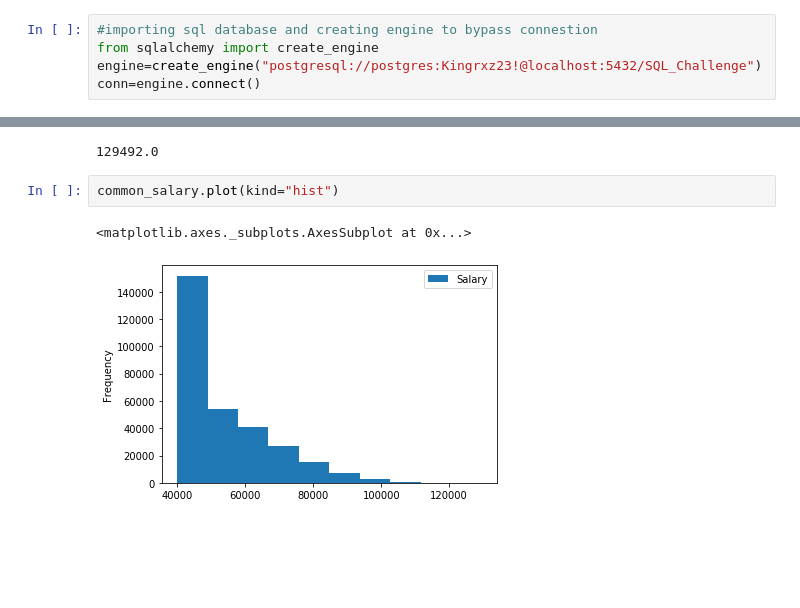
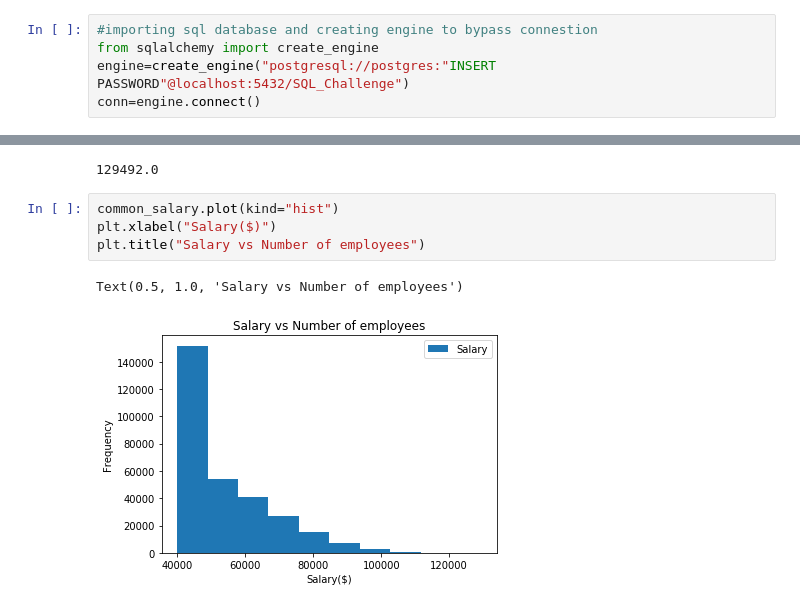
Before and after one commit to rbun06101983/sql_challenge, a Jupyter notebook: sql_challenge_bonus.ipynb, the cells around one changed output, grey strips where cells are left out. Drawn from its saved outputs; the diff is of its cells as text; blank space fills up the shorter version.

Commit message:
updating notebook with a histogram labels and removing password

```diff
--- a/sql_challenge_bonus.ipynb
+++ b/sql_challenge_bonus.ipynb
@@ -10,7 +10,7 @@ import numpy as np
 # %%
 #importing sql database and creating engine to bypass connestion
 from sqlalchemy import create_engine
-engine=create_engine("postgresql://postgres:Kingrxz23!@localhost:5432/SQL_Challenge")
+engine=create_engine("postgresql://postgres:"INSERT PASSWORD"@localhost:5432/SQL_Challenge")
 conn=engine.connect()
 # %%
 #query the salary tables data
@@ -138,8 +138,10 @@ common_salary=pd.DataFrame({"First name":first_n, "Last name":last_n, "Salary":s
 common_salary["Salary"].max()
 # %% [output]
 129492.0
-# %%
-common_salary.plot(kind="hist")
-# %% [output]
-<matplotlib.axes._subplots.AxesSubplot at 0x...>
-[figure, removed]
+# %%
+common_salary.plot(kind="hist")
+plt.xlabel("Salary($)")
+plt.title("Salary vs Number of employees")
+# %% [output]
+Text(0.5, 1.0, 'Salary vs Number of employees')
+[figure, added]
```
